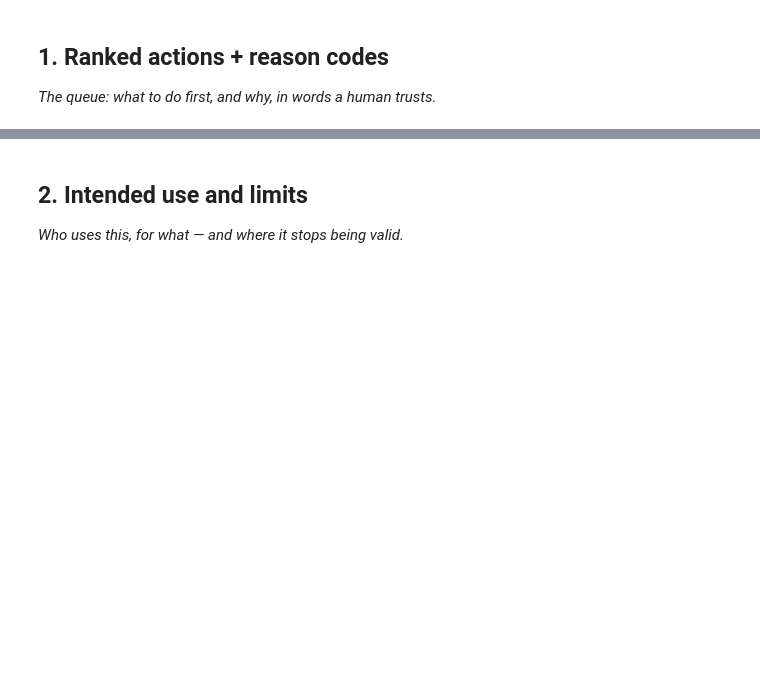
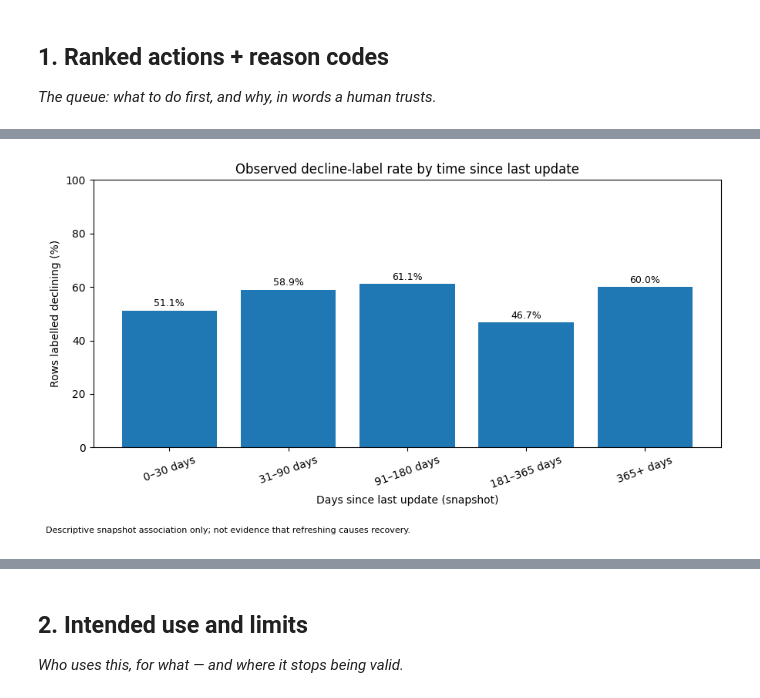
Before and after one commit to Kifayat-Sayed/flyrank-ml-internship1, a Jupyter notebook: work/notebooks/w07_action_playbook.ipynb, the cells around one changed output, grey strips where cells are left out. Cells and saved outputs as stored; diff of their text form; code cells hidden in the pictures; blank space fills up the shorter version.

```diff
--- a/work/notebooks/w07_action_playbook.ipynb
+++ b/work/notebooks/w07_action_playbook.ipynb
@@ -15,0 +318,93 @@ This skeleton is yours to fill. Work the sections **in order** — each one has
+# %%
+
+# Descriptive decay check: observed decline-label prevalence by time since last update
+
+from pathlib import Path
+import pandas as pd
+import numpy as np
+import matplotlib.pyplot as plt
+
+# Create output directory
+FIGURE_DIR = Path("work/figures")
+FIGURE_DIR.mkdir(parents=True, exist_ok=True)
+
+# Prepare data
+decay = data[["days_since_last_update", TARGET]].copy()
+decay["days_since_last_update"] = pd.to_numeric(
+    decay["days_since_last_update"], errors="coerce"
+)
+decay = decay.dropna(subset=["days_since_last_update", TARGET])
+
+# Define recency bands
+decay["update_recency_band"] = pd.cut(
+    decay["days_since_last_update"],
+    bins=[-np.inf, 30, 90, 180, 365, np.inf],
+    labels=[
+        "0–30 days",
+        "31–90 days",
+        "91–180 days",
+        "181–365 days",
+        "365+ days",
+    ],
+    right=True,
+)
+
+# Calculate counts and observed decline rates
+decay_summary = (
+    decay.groupby("update_recency_band", observed=False)
+    .agg(
+        rows=(TARGET, "size"),
+        observed_decline_rate=(TARGET, "mean"),
+    )
+    .reset_index()
+)
+
+decay_summary["observed_decline_rate_pct"] = (
+    100 * decay_summary["observed_decline_rate"]
+).round(1)
+
+display(
+    decay_summary[
+        ["update_recency_band", "rows", "observed_decline_rate_pct"]
+    ]
+)
+
+# Plot
+fig, ax = plt.subplots(figsize=(9, 5))
+
+bars = ax.bar(
+    decay_summary["update_recency_band"].astype(str),
+    decay_summary["observed_decline_rate_pct"],
+)
+
+ax.set_title("Observed decline-label rate by time since last update")
+ax.set_xlabel("Days since last update (snapshot)")
+ax.set_ylabel("Rows labelled declining (%)")
+ax.set_ylim(0, 100)
+ax.tick_params(axis="x", rotation=20)
+
+# Add percentage labels above bars
+for bar, rate in zip(bars, decay_summary["observed_decline_rate_pct"]):
+    ax.annotate(
+        f"{rate:.1f}%",
+        (bar.get_x() + bar.get_width() / 2, bar.get_height()),
+        xytext=(0, 4),
+        textcoords="offset points",
+        ha="center",
+        fontsize=9,
+    )
+
+fig.text(
+    0.01,
+    0.01,
+    "Descriptive snapshot association only; not evidence that refreshing causes recovery.",
+    fontsize=8,
+)
+fig.tight_layout(rect=[0, 0.05, 1, 1])
+
+decay_fig_path = FIGURE_DIR / "w07_decay_by_update_recency.png"
+fig.savefig(decay_fig_path, dpi=180, bbox_inches="tight")
+plt.show()
+
+print("Figure saved:", decay_fig_path)
+# %% [output]
@@ -15,0 +417 @@ This skeleton is yours to fill. Work the sections **in order** — each one has
+[figure, added]
```
Also changed, not shown: parts of 24 cells of this notebook.
